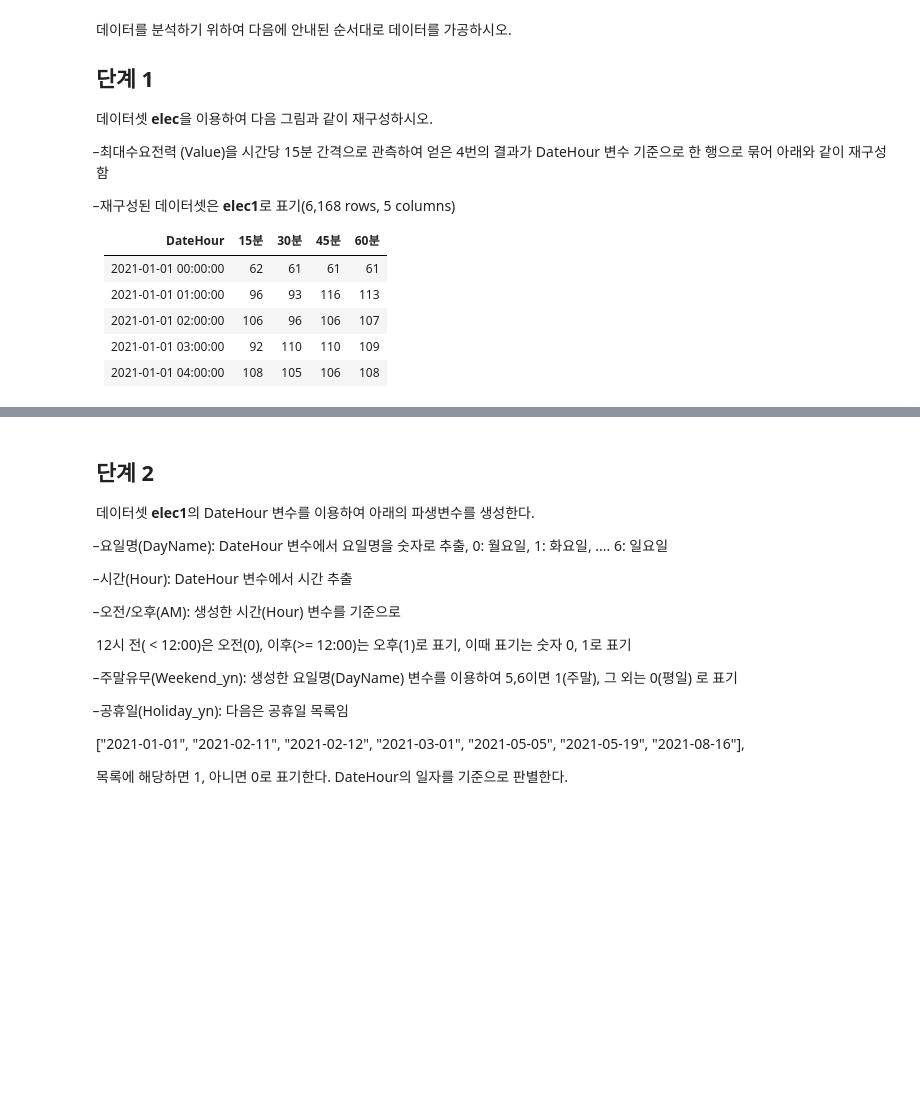
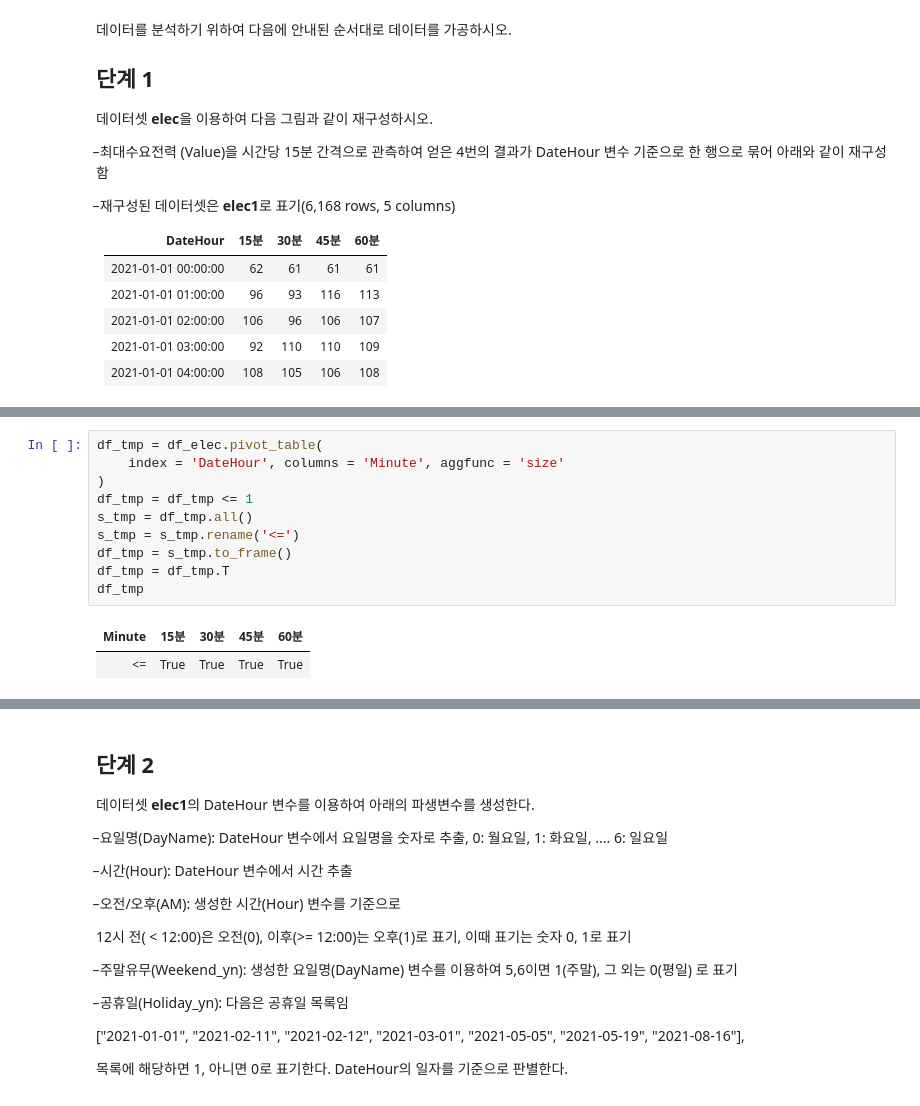
Before and after one commit to sunkusun9/DS_lv3_2610, a Jupyter notebook: sec_ds_lv3_prob3_prob.ipynb, the cells around one changed output, grey strips where cells are left out. Saved outputs shown, nothing was run; the diff lists cells and outputs as text; blank space fills up the shorter version.

```diff
--- a/sec_ds_lv3_prob3_prob.ipynb
+++ b/sec_ds_lv3_prob3_prob.ipynb
@@ -359,0 +283,13 @@ df_elec1.shape # 6,168 rows, 5 columns
+# %%
+df_tmp = df_elec.pivot_table(
+    index = 'DateHour', columns = 'Minute', aggfunc = 'size'
+)
+df_tmp = df_tmp <= 1
+s_tmp = df_tmp.all()
+s_tmp = s_tmp.rename('<=')
+df_tmp = s_tmp.to_frame()
+df_tmp = df_tmp.T
+df_tmp
+# %% [output]
+| Minute | 15분 | 30분 | 45분 | 60분 |
+| <= | True | True | True | True |
```
Also changed, not shown: parts of 79 cells of this notebook.
